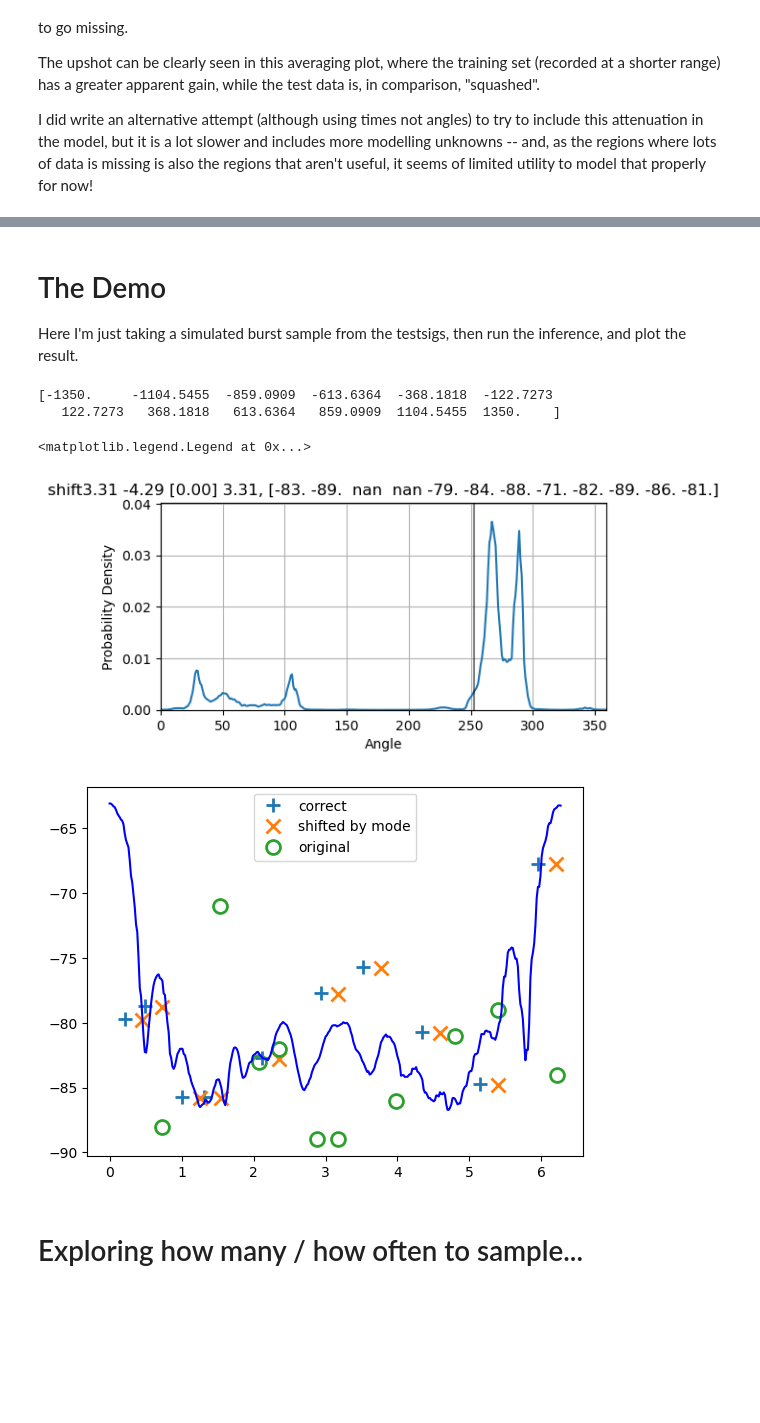
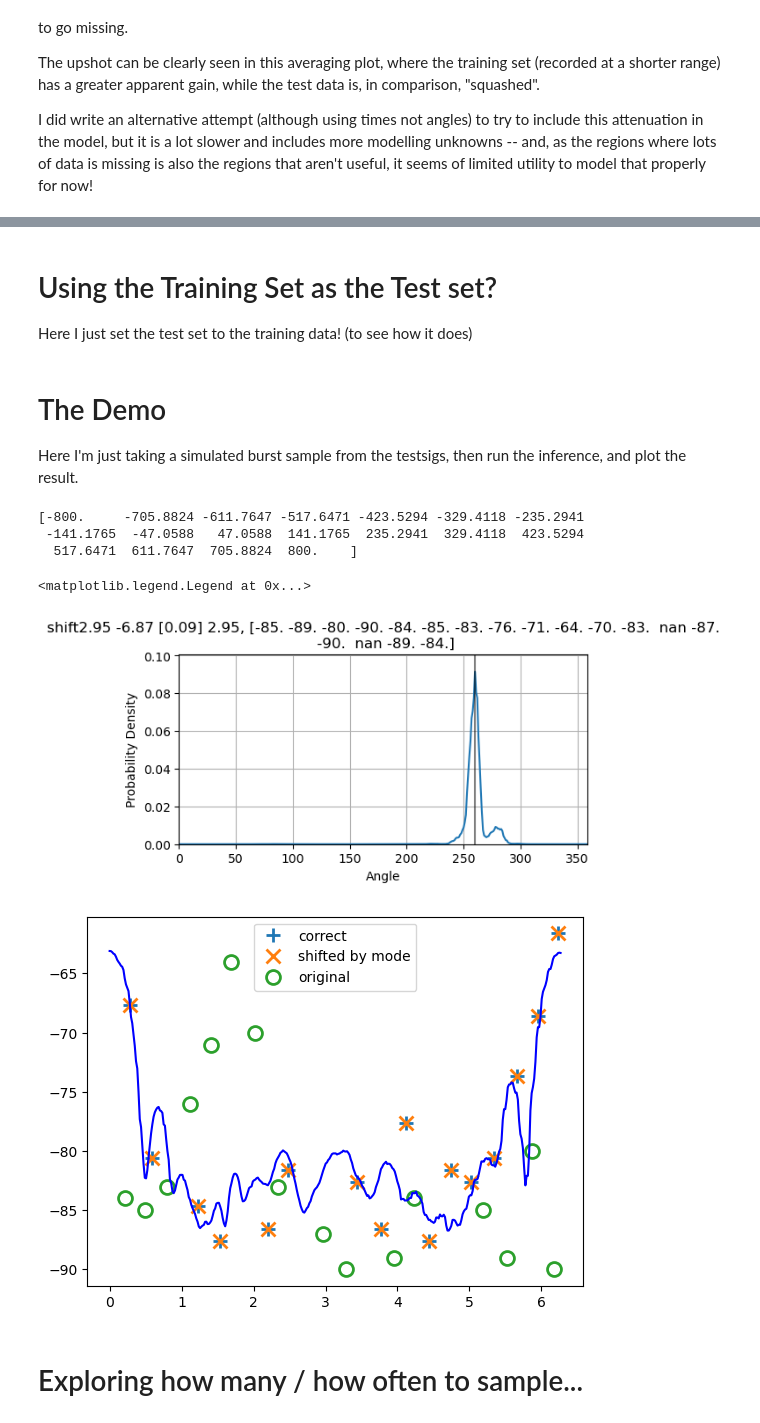
Before and after one commit to SheffieldMLtracking/BLEanalysis, a Jupyter notebook: jupyter/Angle Inference.ipynb, the cells around one changed output, grey strips where cells are left out. Drawn from its saved outputs; the diff is of its cells as text; code cells hidden in the pictures; blank space fills up the shorter version.

Commit message:
using probabilities done

```diff
--- a/jupyter/Angle Inference.ipynb
+++ b/jupyter/Angle Inference.ipynb
@@ -8,8 +8,11 @@ from BLEanalysis.angleinference import AnglesUsePatternMeans as Angles, getSampl
 
 #We'll use this dataset as 'training' data (to provide the pattern):
 sigs = Signals("noamploc2long.log",'d',angleOffset = 38)
-sigs_test = Signals("/home/mike/Documents/Research/bluetooth_experiments/March 26 2025 Field Trial/Range Trials/2.log",'c',angleOffset=-7)
+#We'll use this dataset for testing
+testsigs = Signals("/home/mike/Documents/Research/bluetooth_experiments/March 26 2025 Field Trial/Range Trials/2.log",'c',angleOffset=93)
+#I think it looks like there's a -7 degree offset between this and the data in sigs
+#testsigs = Signals("/home/mike/Documents/Research/bluetooth_experiments/March 26 2025 Field Trial/Range Trials/2.log",'c',angleOffset=-7)
 angles = Angles(sigs,noisevar=10**2)
-angles_testset = Angles(sigs_test,noisevar=10**2)
+angles_testset = Angles(testsigs,noisevar=10**2)
 sigs.summarise()
 # %% [output]
@@ -35,4 +44,0 @@ plt.grid()
-# %%
-#We'll use this dataset for testing
-testsigs = Signals("/home/mike/Documents/Research/bluetooth_experiments/March 26 2025 Field Trial/Range Trials/2.log",'c',angleOffset=100)
-#I think it looks like there's a -7 degree offset between this and the data in sigs
@@ -67,0 +74,4 @@ plt.grid()
+# %% [markdown]
+# Using the Training Set as the Test set?
+
+Here I just set the test set to the training data! (to see how it does)
@@ -72,7 +85,10 @@ Here I'm just taking a simulated burst sample from the testsigs, then run the in
 # %%
 ###GET A BURST SAMPLE
 np.set_printoptions(precision=4)
-intervals = np.linspace(-1350,1350,12) #the times we want to sample
+intervals = np.linspace(-800,800,18) #the times we want to sample
+#intervals = np.r_[intervals,intervals+4000]
+#intervals = np.r_[intervals,intervals+8000]
+
 #intervals = np.array([-600,-300,-150,0,150,300,600])
 print(intervals)
 accept_missing = 2 #set to 0 to have all packets included
@@ -81,7 +97,8 @@ while True:
     obs, obs_angles = getSample(testsigs.data,89e4+np.random.rand()*100000,intervals,raw=True,exclude_missing=10)
     if np.sum(np.isnan(obs))>accept_missing: continue
     #if np.any(obs<-90): continue
-    #if np.abs(np.nanmean(obs_angles)-2.2)>0.5: continue
+    #if np.abs(np.nanmean(obs_angles)-np.deg2rad(100))>0.5: continue
+    #if np.abs(np.nanmean(obs_angles[:Nsamples])-np.deg2rad(100))>0.5: continue
     break
 
 #WE'LL USE THIS SAMPLE!!!
@@ -102,40 +119,41 @@ p2/=np.sum(p2)
 plt.figure(figsize=[6,2.8])
 #Plot p
 plt.plot(p)
 #plt.plot(p2,'r--')
 plt.grid()
 plt.ylabel('Probability Density')
 plt.xlabel('Angle')
 plt.xlim([0,359])
 plt.ylim([0,1.1*max(np.max(p),np.max(p2))])
-plt.title("shift%0.2f %0.2f [%0.2f] %0.2f, %s" % (np.nanmean(obs_angles),np.max(logp),p[360-100-7],np.nanmean(obs_angles),str(obs)))
-plt.vlines(360-7-100,0,np.max(p)*1.2,color='k',alpha=0.5) #True (ish)
+plt.title("shift%0.2f %0.2f [%0.2f] %0.2f, %s" % (np.nanmean(obs_angles),np.max(logp),p[360-100],np.nanmean(obs_angles),str(obs)))
+plt.vlines(360-100,0,np.max(p)*1.2,color='k',alpha=0.5) #True (ish)
 
 #Plot signals
 plt.figure()
 
 #plot the 'true' observation locations
-shiftangle = np.deg2rad(-107)
+shiftangle = np.deg2rad(-100)
 tempshift = np.mean(sigsavgs[np.rad2deg(shiftangle+obs_angles[~np.isnan(obs_angles)]).astype(int)%360,1])-np.nanmean(obs)
 plt.plot((obs_angles+shiftangle)%(np.pi*2),obs+tempshift,'+',markersize=10,mew=2,label='correct')
 
 #plot these observations shifted by the mode of the probability distribution, computed above.
 shiftangle = np.deg2rad(np.argmax(p))
 tempshift = np.mean(sigsavgs[np.rad2deg(shiftangle+obs_angles[~np.isnan(obs_angles)]).astype(int)%360,1])-np.nanmean(obs)
 plt.plot((obs_angles+shiftangle)%(np.pi*2),obs+tempshift,'x',markersize=10,mew=2,label='shifted by mode')
 
 
 #plot original
 plt.plot(obs_angles,obs,'o',fillstyle='none',markersize=10,mew=2,label='original')
 
 plt.plot(sigsavgs[:,0],sigsavgs[:,1],'b-')
 plt.legend()
 # %% [output]
-[-1350.     -1104.5455  -859.0909  -613.6364  -368.1818  -122.7273
-   122.7273   368.1818   613.6364   859.0909  1104.5455  1350.    ]
+[-800.     -705.8824 -611.7647 -517.6471 -423.5294 -329.4118 -235.2941
+ -141.1765  -47.0588   47.0588  141.1765  235.2941  329.4118  423.5294
+  517.6471  611.7647  705.8824  800.    ]
 <matplotlib.legend.Legend at 0x...>
-[figure, old version]
+[figure, new version]
-[figure, old version]
+[figure, new version]
 # %% [markdown]
 # Exploring how many / how often to sample...
 # %%
```
Also changed, not shown: parts of 9 cells of this notebook, 7 other files.
